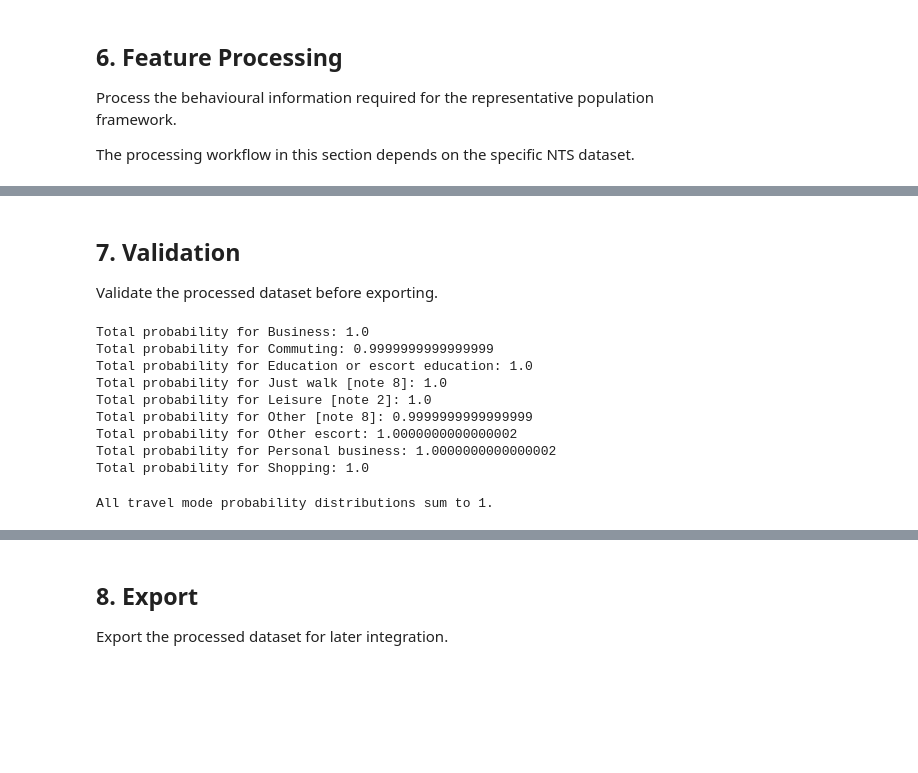
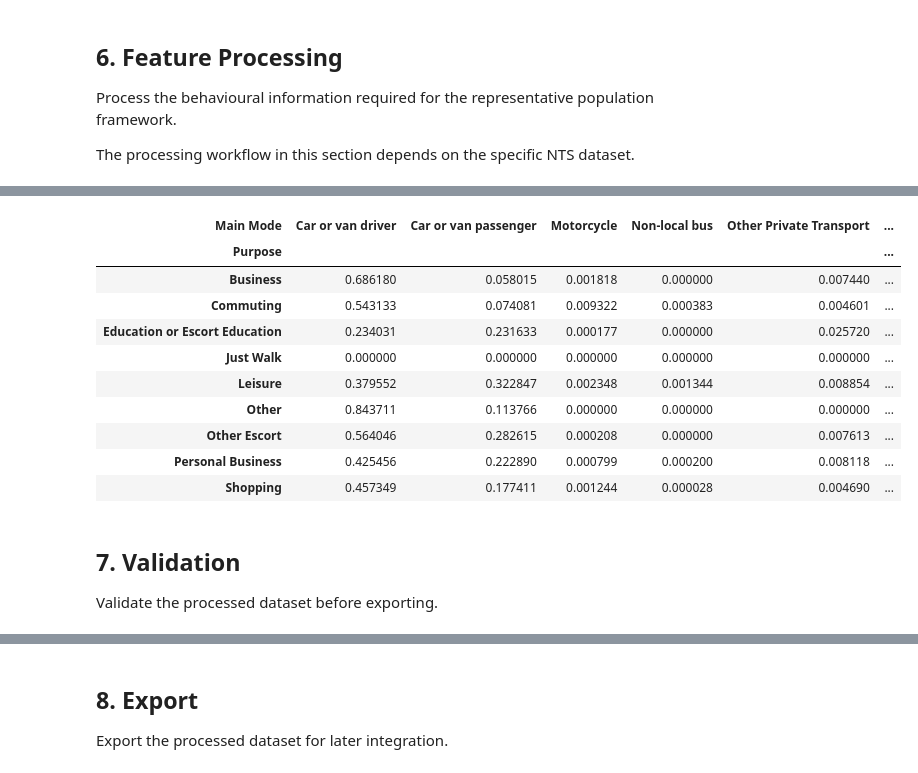
Before and after one commit to yuxinjiang1205/mobility-modelling-framework, a Jupyter notebook: notebooks/behaviour/nts0409_dataset.ipynb, the cells around one changed output, grey strips where cells are left out. Drawn from its saved outputs; the diff is of its cells as text; code cells hidden in the pictures; blank space fills up the shorter version.

Commit message:
Harmonise nts0409 (London Travel mode)

```diff
--- a/notebooks/behaviour/nts0409_dataset.ipynb
+++ b/notebooks/behaviour/nts0409_dataset.ipynb
@@ -216,0 +200,8 @@ nts0409a_matrix
+# %%
+df_processed = df_processed.loc[
+    df_processed["Main Mode"] != "All modes"
+].copy()
+
+assert "All modes" not in set(
+    df_processed["Main Mode"]
+)
@@ -216,0 +248,21 @@ nts0409a_matrix
+# %%
+df_processed = (
+    df_processed
+    .groupby(
+        [
+            "Year",
+            "Purpose",
+            "Main Mode",
+        ],
+        as_index=False,
+        sort=False,
+    )["Trips"]
+    .sum()
+)
+
+df_processed["Probability"] = (
+    df_processed["Trips"]
+    / df_processed
+        .groupby("Purpose")["Trips"]
+        .transform("sum")
+)
@@ -217,25 +355,31 @@ nts0409a_matrix
+# %%
+nts0409a_matrix = df_processed.pivot(
+    index="Purpose",
+    columns="Main Mode",
+    values="Probability",
+)
+
+assert nts0409a_matrix.shape == (9, 11)
+
+assert np.allclose(
+    nts0409a_matrix.sum(axis=1),
+    1.0,
+)
+
+display(nts0409a_matrix)
+# %% [output]
+| Main Mode | Car or van driver | Car or van passenger | Motorcycle | Non-local bus | Other Private Transport | ... |
+| Purpose |  |  |  |  |  | ... |
+| Business | 0.686180 | 0.058015 | 0.001818 | 0.000000 | 0.007440 | ... |
+| Commuting | 0.543133 | 0.074081 | 0.009322 | 0.000383 | 0.004601 | ... |
+| Education or Escort Education | 0.234031 | 0.231633 | 0.000177 | 0.000000 | 0.025720 | ... |
+| Just Walk | 0.000000 | 0.000000 | 0.000000 | 0.000000 | 0.000000 | ... |
+| Leisure | 0.379552 | 0.322847 | 0.002348 | 0.001344 | 0.008854 | ... |
+| Other | 0.843711 | 0.113766 | 0.000000 | 0.000000 | 0.000000 | ... |
+| Other Escort | 0.564046 | 0.282615 | 0.000208 | 0.000000 | 0.007613 | ... |
+| Personal Business | 0.425456 | 0.222890 | 0.000799 | 0.000200 | 0.008118 | ... |
+| Shopping | 0.457349 | 0.177411 | 0.001244 | 0.000028 | 0.004690 | ... |
 # %% [markdown]
 ## 7. Validation
 
 Validate the processed dataset before exporting.
-# %%
-for purpose in nts0409a_matrix.index:
-    total_probability = nts0409a_matrix.loc[purpose].sum()
-    print(f"Total probability for {purpose}: {total_probability}")
-# %% [output]
-Total probability for Business: 1.0
-Total probability for Commuting: 0.9999999999999999
-Total probability for Education or escort education: 1.0
-Total probability for Just walk [note 8]: 1.0
-Total probability for Leisure [note 2]: 1.0
-Total probability for Other [note 8]: 0.9999999999999999
-Total probability for Other escort: 1.0000000000000002
-Total probability for Personal business: 1.0000000000000002
-Total probability for Shopping: 1.0
-# %%
-if np.all(np.isclose(nts0409a_matrix.sum(axis=1), 1.0)):
-    print("All travel mode probability distributions sum to 1.")
-else:
-    print("Some rows do not sum to 1.")
-# %% [output]
-All travel mode probability distributions sum to 1.
```
Also changed, not shown: parts of 17 cells of this notebook, 3 other files.
